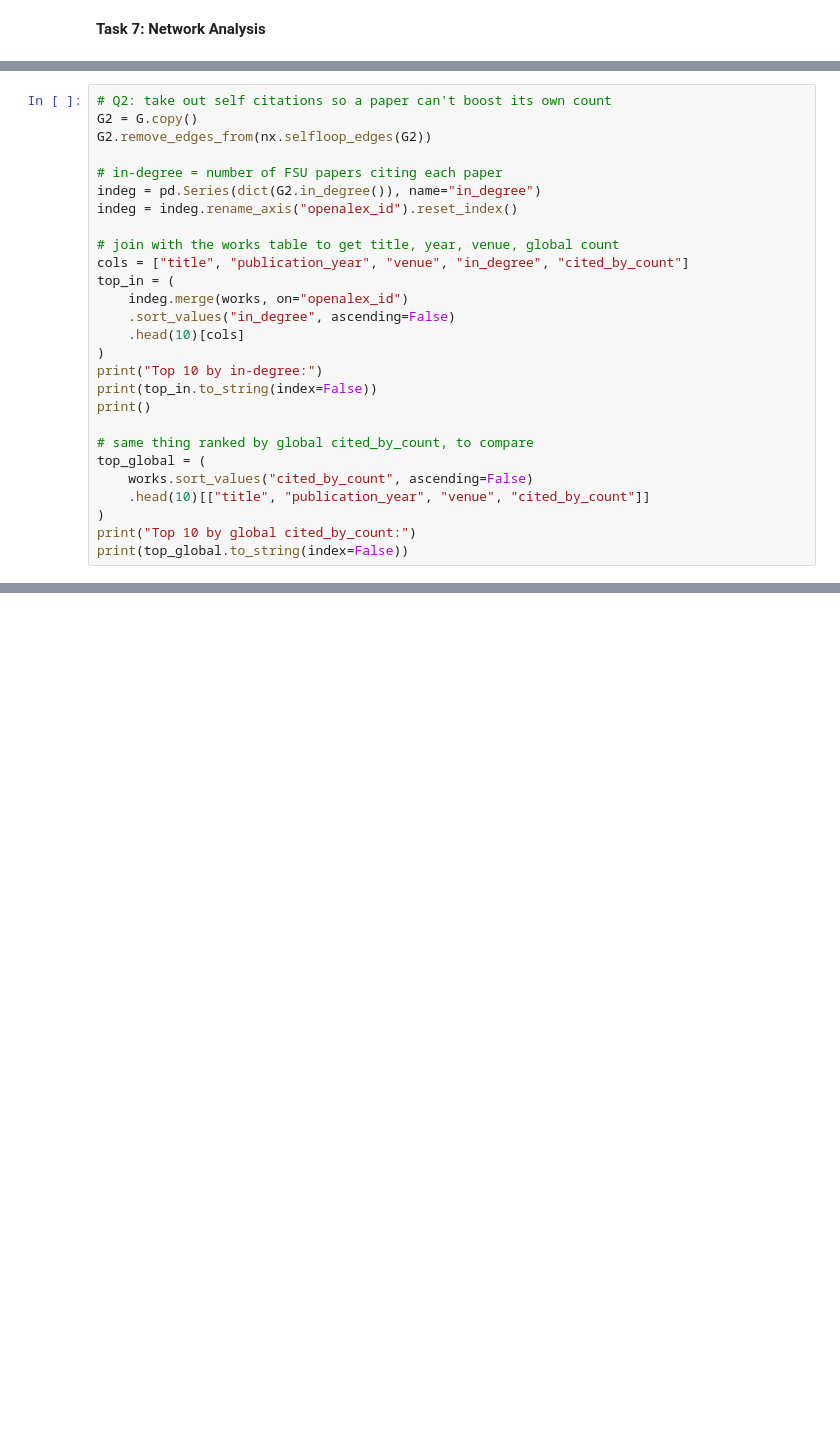
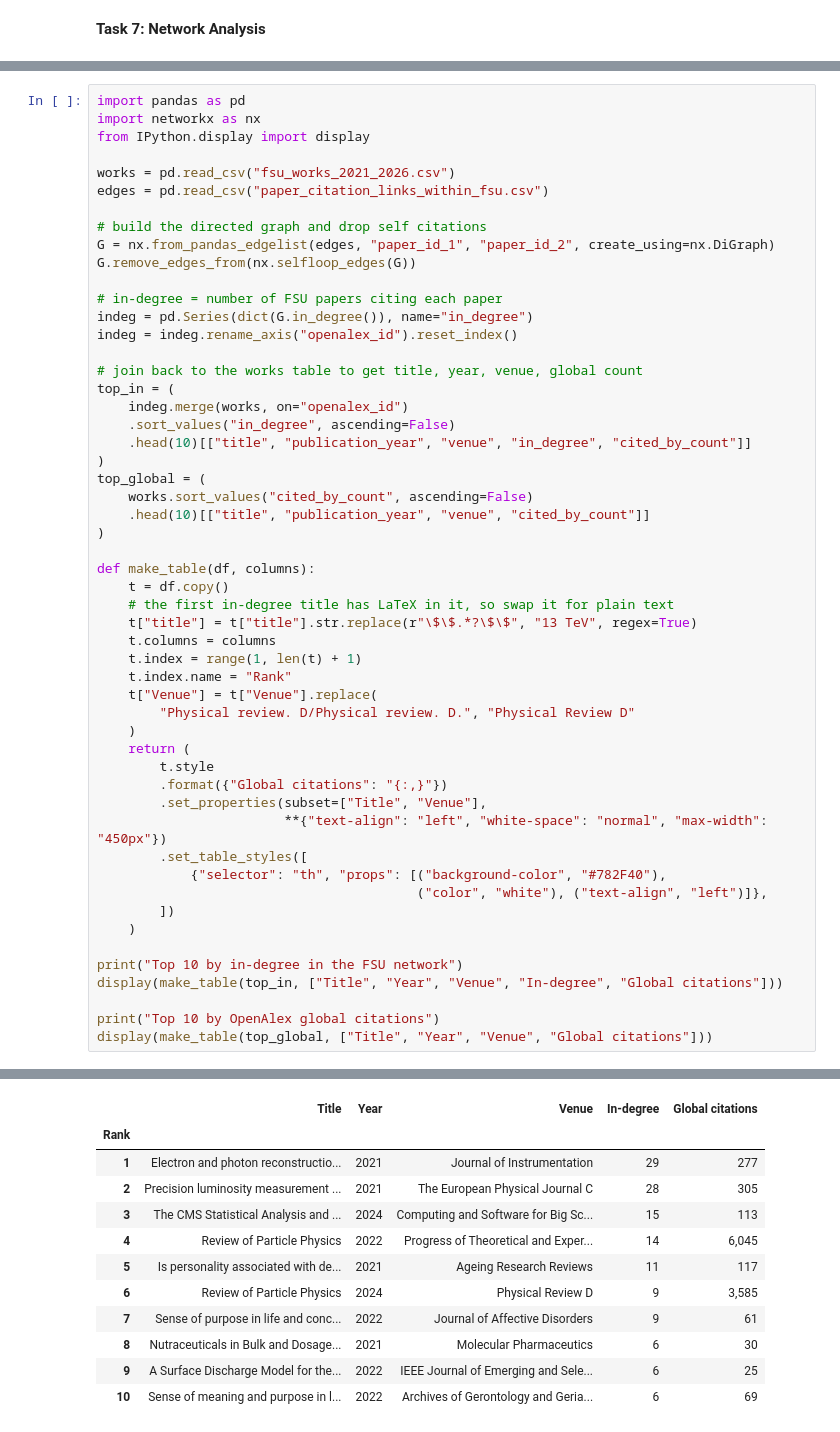
Before and after one commit to chloe-j-brady/Visualizing-University-Research-Landscape, a Jupyter notebook: hello.ipynb, the cells around one changed output, grey strips where cells are left out. Cells and saved outputs as stored; diff of their text form; blank space fills up the shorter version.

```diff
--- a/hello.ipynb
+++ b/hello.ipynb
@@ -482,30 +485,56 @@ I counted the directed version, since a citation goes one way (paper 1 cites pap
 
 The network also has 864 weakly connected components, and that matches what I saw in the visualization. The graph looked like hundreds of small separate clusters and not one big connected network. With 3,710 nodes and only 3,462 edges there have to be at least 248 components, so 864 tells me most of the network is tiny groups of a few papers.
 # %%
-# Q2: take out self citations so a paper can't boost its own count
-G2 = G.copy()
-G2.remove_edges_from(nx.selfloop_edges(G2))
+import pandas as pd
+import networkx as nx
+from IPython.display import display
+
+works = pd.read_csv("fsu_works_2021_2026.csv")
+edges = pd.read_csv("paper_citation_links_within_fsu.csv")
+
+# build the directed graph and drop self citations
+G = nx.from_pandas_edgelist(edges, "paper_id_1", "paper_id_2", create_using=nx.DiGraph)
+G.remove_edges_from(nx.selfloop_edges(G))
 
 # in-degree = number of FSU papers citing each paper
-indeg = pd.Series(dict(G2.in_degree()), name="in_degree")
+indeg = pd.Series(dict(G.in_degree()), name="in_degree")
 indeg = indeg.rename_axis("openalex_id").reset_index()
 
-# join with the works table to get title, year, venue, global count
-cols = ["title", "publication_year", "venue", "in_degree", "cited_by_count"]
+# join back to the works table to get title, year, venue, global count
 top_in = (
     indeg.merge(works, on="openalex_id")
     .sort_values("in_degree", ascending=False)
-    .head(10)[cols]
+    .head(10)[["title", "publication_year", "venue", "in_degree", "cited_by_count"]]
 )
-print("Top 10 by in-degree:")
-print(top_in.to_string(index=False))
-print()
-
-# same thing ranked by global cited_by_count, to compare
 top_global = (
     works.sort_values("cited_by_count", ascending=False)
     .head(10)[["title", "publication_year", "venue", "cited_by_count"]]
 )
-print("Top 10 by global cited_by_count:")
-print(top_global.to_string(index=False))
+
+def make_table(df, columns):
+    t = df.copy()
+    # the first in-degree title has LaTeX in it, so swap it for plain text
+    t["title"] = t["title"].str.replace(r"\$\$.*?\$\$", "13 TeV", regex=True)
+    t.columns = columns
+    t.index = range(1, len(t) + 1)
+    t.index.name = "Rank"
+    t["Venue"] = t["Venue"].replace(
+        "Physical review. D/Physical review. D.", "Physical Review D"
+    )
+    return (
+        t.style
+        .format({"Global citations": "{:,}"})
+        .set_properties(subset=["Title", "Venue"],
+                        **{"text-align": "left", "white-space": "normal", "max-width": "450px"})
+        .set_table_styles([
+            {"selector": "th", "props": [("background-color", "#782F40"),
+                                         ("color", "white"), ("text-align", "left")]},
+        ])
+    )
+
+print("Top 10 by in-degree in the FSU network")
+display(make_table(top_in, ["Title", "Year", "Venue", "In-degree", "Global citations"]))
+
+print("Top 10 by OpenAlex global citations")
+display(make_table(top_global, ["Title", "Year", "Venue", "Global citations"]))
 # %% [output]
@@ -528,0 +542,12 @@ The 2023 report of the Lancet Countdown on health and climate change: the impera
+|  | Title | Year | Venue | In-degree | Global citations |
+| Rank |  |  |  |  |  |
+| 1 | Electron and photon reconstructio... | 2021 | Journal of Instrumentation | 29 | 277 |
+| 2 | Precision luminosity measurement ... | 2021 | The European Physical Journal C | 28 | 305 |
+| 3 | The CMS Statistical Analysis and ... | 2024 | Computing and Software for Big Sc... | 15 | 113 |
+| 4 | Review of Particle Physics | 2022 | Progress of Theoretical and Exper... | 14 | 6,045 |
+| 5 | Is personality associated with de... | 2021 | Ageing Research Reviews | 11 | 117 |
+| 6 | Review of Particle Physics | 2024 | Physical Review D | 9 | 3,585 |
+| 7 | Sense of purpose in life and conc... | 2022 | Journal of Affective Disorders | 9 | 61 |
+| 8 | Nutraceuticals in Bulk and Dosage... | 2021 | Molecular Pharmaceutics | 6 | 30 |
+| 9 | A Surface Discharge Model for the... | 2022 | IEEE Journal of Emerging and Sele... | 6 | 25 |
+| 10 | Sense of meaning and purpose in l... | 2022 | Archives of Gerontology and Geria... | 6 | 69 |
```
Also changed, not shown: parts of 28 cells of this notebook, 6 other files.
